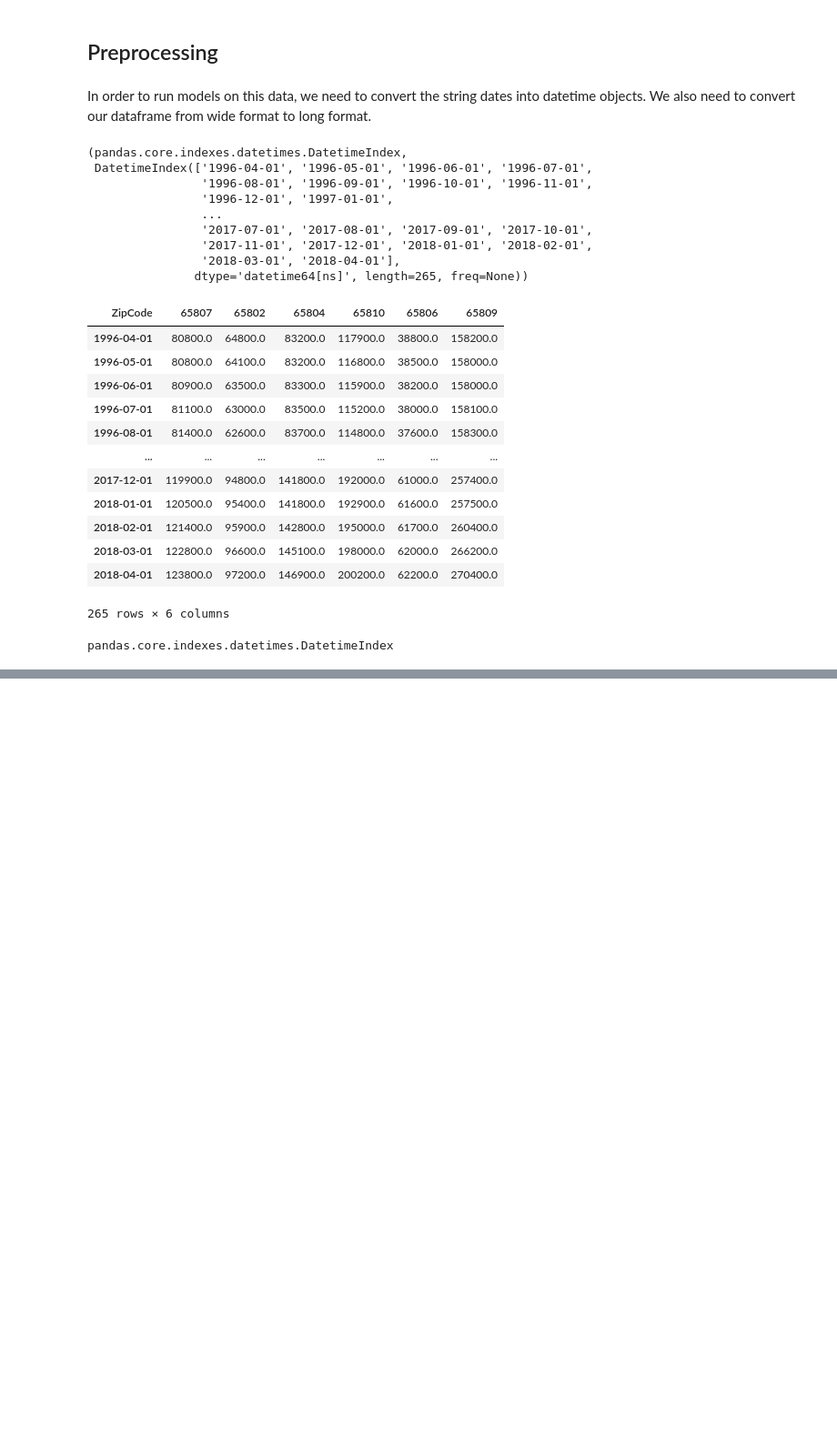
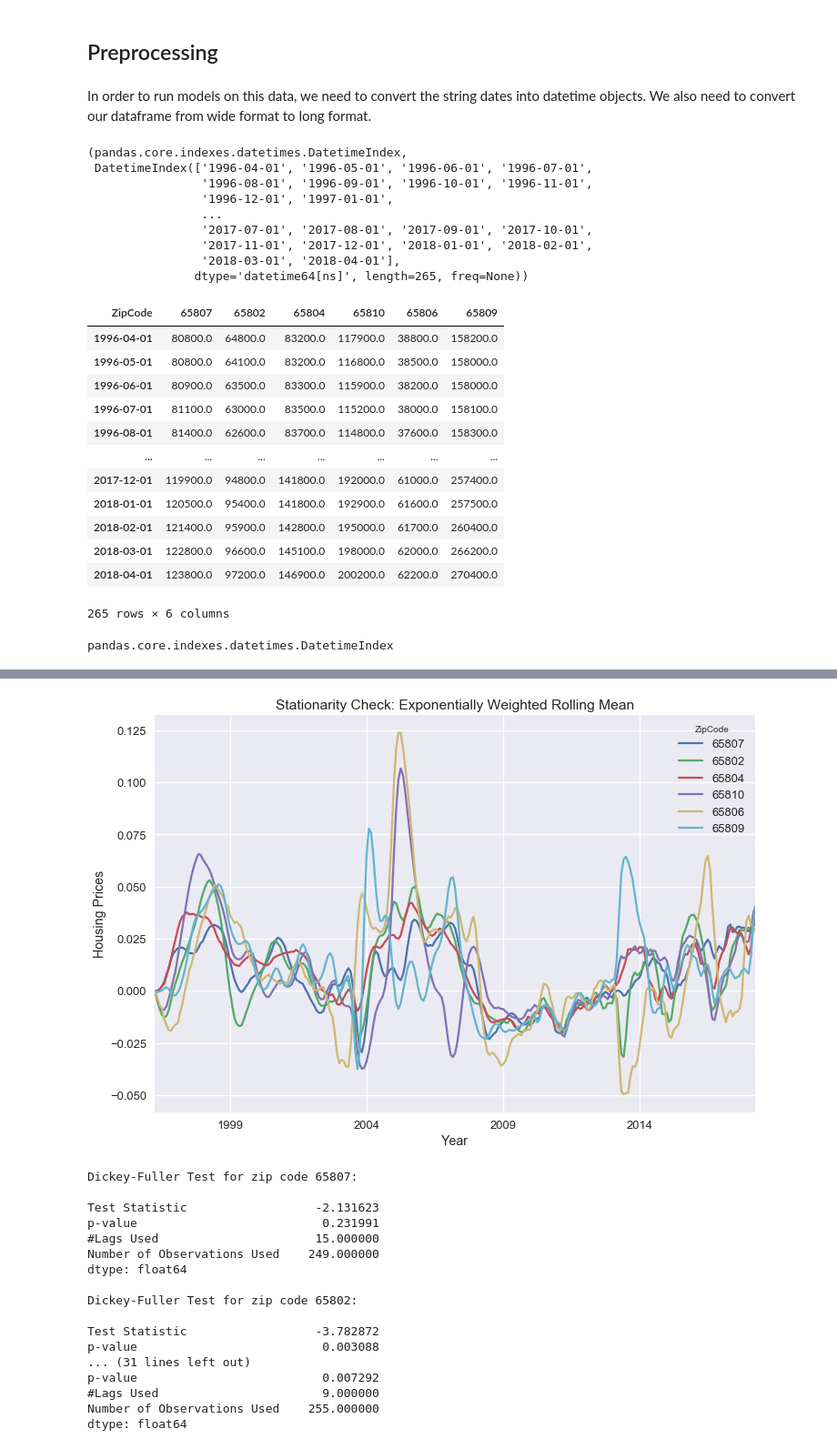
Before and after one commit to tjkim614/springfield_housing_analysis, a Jupyter notebook: 1-Exploratory-Data-Analysis.ipynb, the cells around one changed output, grey strips where cells are left out. Shown at 91% size. Saved outputs shown, nothing was run; the diff lists cells and outputs as text; code cells hidden in the pictures; blank space fills up the shorter version.

```diff
--- a/1-Exploratory-Data-Analysis.ipynb
+++ b/1-Exploratory-Data-Analysis.ipynb
@@ -140,0 +178,22 @@ plt.show()
+# %%
+springfield_ewrm = springfield_log.ewm(halflife=4).mean()
+stationarity_check((springfield_log-springfield_ewrm).dropna(), 'Stationarity Check: Exponentially Weighted Rolling Mean', 'stationarity-check-ewrm')
+# %% [output]
+[figure, added]
+Dickey-Fuller Test for zip code 65807:
+
+Test Statistic                  -2.131623
+p-value                          0.231991
+#Lags Used                      15.000000
+Number of Observations Used    249.000000
+dtype: float64
+
+Dickey-Fuller Test for zip code 65802:
+
+Test Statistic                  -3.782872
+p-value                          0.003088
+... (31 lines left out)
+p-value                          0.007292
+#Lags Used                       9.000000
+Number of Observations Used    255.000000
+dtype: float64
```
Also changed, not shown: parts of 26 cells of this notebook, 12 other files.
